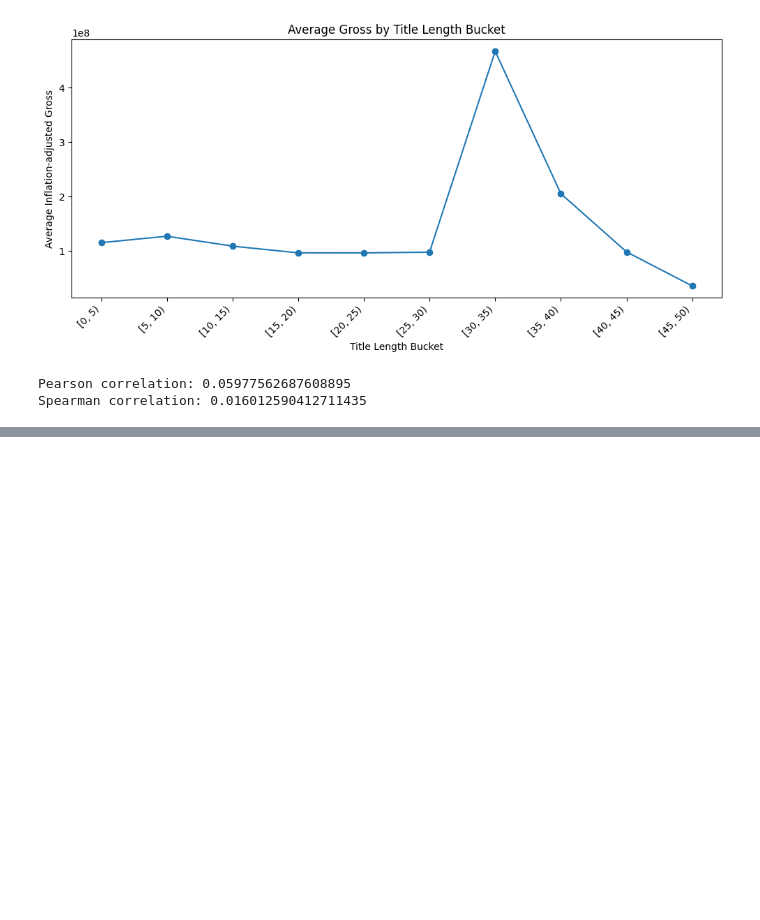
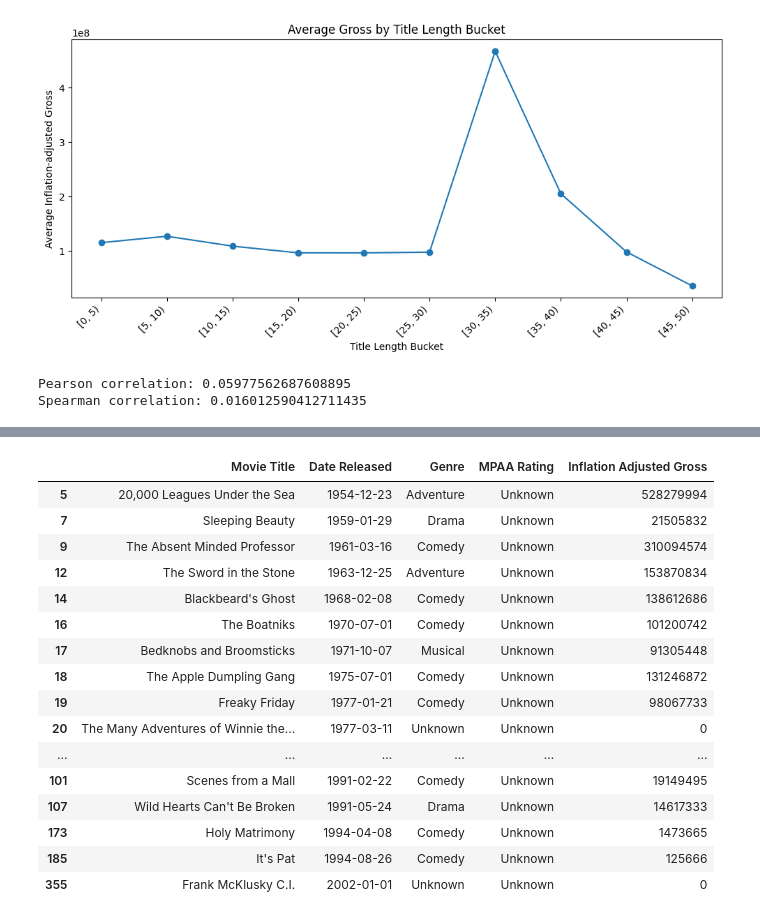
Before and after one commit to wtfmadrid/MDSA-Case-Study, a Jupyter notebook: preprocessing.ipynb, the cells around one changed output, grey strips where cells are left out. Drawn from its saved outputs; the diff is of its cells as text; code cells hidden in the pictures; blank space fills up the shorter version.

```diff
--- a/preprocessing.ipynb
+++ b/preprocessing.ipynb
@@ -226,0 +329,2 @@ all_movies.head()
+# %%
+combined = pd.concat([disney_data, to_add], ignore_index=True)
@@ -226,0 +471,55 @@ all_movies.head()
+# %%
+mpaa_map = {
+    "Haunted Mansion": "PG-13",
+    "Strange World": "PG",
+    "Lightyear": "PG",
+    "Turning Red": "PG",
+    "Encanto": "PG",
+    "Jungle Cruise": "PG-13",
+    "Luca": "PG",
+    "Cruella": "PG-13",
+    "Raya and the Last Dragon": "PG",
+    "Soul": "PG",
+    "Mulan": "PG-13",
+    "Onward": "PG",
+    "Frozen II": "PG",
+    "Maleficent: Mistress of Evil": "PG",
+    "The Lion King": "PG",
+    "Toy Story 4": "G",
+    "Aladdin": "PG",
+    "Dumbo": "PG",
+    "Mary Poppins Returns": "PG",
+    "Ralph Breaks the Internet": "PG",
+    "The Nutcracker and the Four Realms": "PG",
+    "Christopher Robin": "PG",
+    "Incredibles 2": "PG",
+    "Solo: A Star Wars Story": "PG-13",
+    "A Wrinkle in Time": "PG",
+    "Coco": "PG",
+    "Pirates of the Caribbean: Dead Men Tell No Tales": "PG-13",
+    "Beauty and the Beast": "PG"
+}
+
+# Fill only missing MPAA Rating values based on Movie Title
+missing_mask = combined["MPAA Rating"].isna() | (combined["MPAA Rating"].astype(str).str.strip() == "")
+combined.loc[missing_mask, "MPAA Rating"] = combined.loc[missing_mask, "Movie Title"].map(mpaa_map)
+# %%
+combined[combined['MPAA Rating']=="Unknown"]
+# %% [output]
+|  | Movie Title | Date Released | Genre | MPAA Rating | Inflation Adjusted Gross |
+| 5 | 20,000 Leagues Under the Sea | 1954-12-23 | Adventure | Unknown | 528279994 |
+| 7 | Sleeping Beauty | 1959-01-29 | Drama | Unknown | 21505832 |
+| 9 | The Absent Minded Professor | 1961-03-16 | Comedy | Unknown | 310094574 |
+| 12 | The Sword in the Stone | 1963-12-25 | Adventure | Unknown | 153870834 |
+| 14 | Blackbeard's Ghost | 1968-02-08 | Comedy | Unknown | 138612686 |
+| 16 | The Boatniks | 1970-07-01 | Comedy | Unknown | 101200742 |
+| 17 | Bedknobs and Broomsticks | 1971-10-07 | Musical | Unknown | 91305448 |
+| 18 | The Apple Dumpling Gang | 1975-07-01 | Comedy | Unknown | 131246872 |
+| 19 | Freaky Friday | 1977-01-21 | Comedy | Unknown | 98067733 |
+| 20 | The Many Adventures of Winnie the... | 1977-03-11 | Unknown | Unknown | 0 |
+| ... | ... | ... | ... | ... | ... |
+| 101 | Scenes from a Mall | 1991-02-22 | Comedy | Unknown | 19149495 |
+| 107 | Wild Hearts Can't Be Broken | 1991-05-24 | Drama | Unknown | 14617333 |
+| 173 | Holy Matrimony | 1994-04-08 | Comedy | Unknown | 1473665 |
+| 185 | It's Pat | 1994-08-26 | Comedy | Unknown | 125666 |
+| 355 | Frank McKlusky C.I. | 2002-01-01 | Unknown | Unknown | 0 |
```
Also changed, not shown: parts of 41 cells of this notebook, 1 other file.
